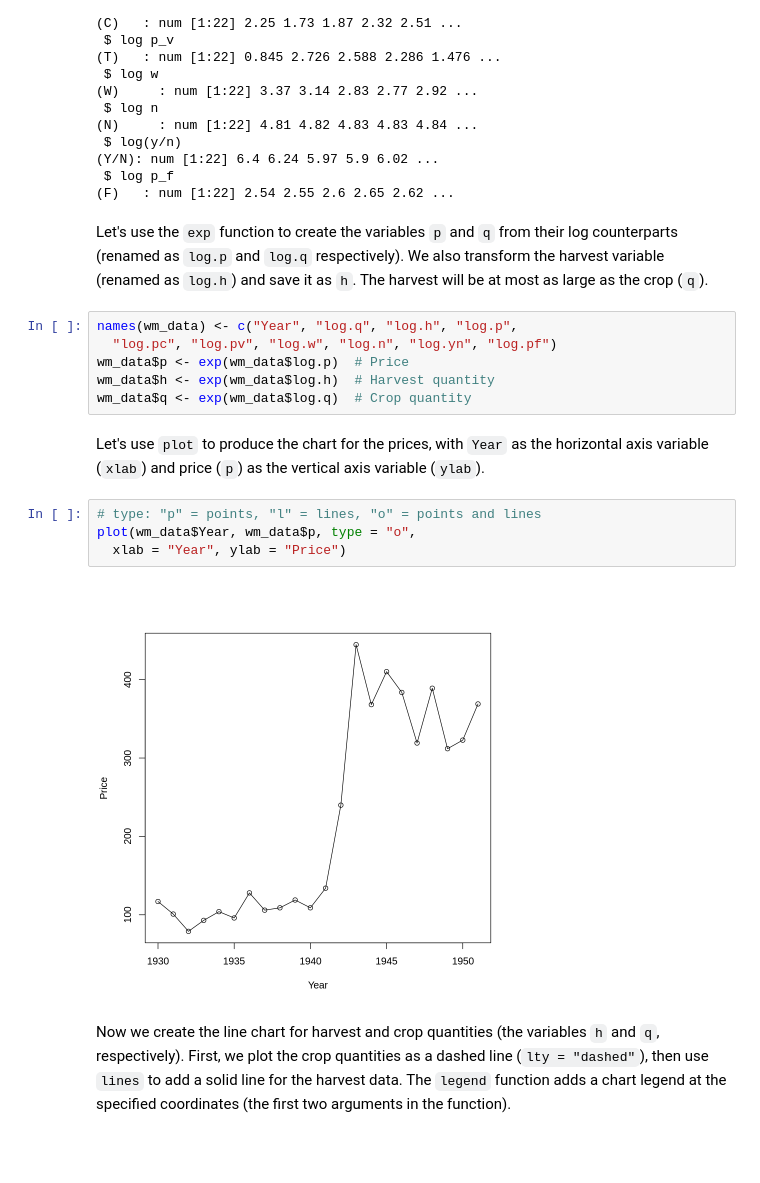
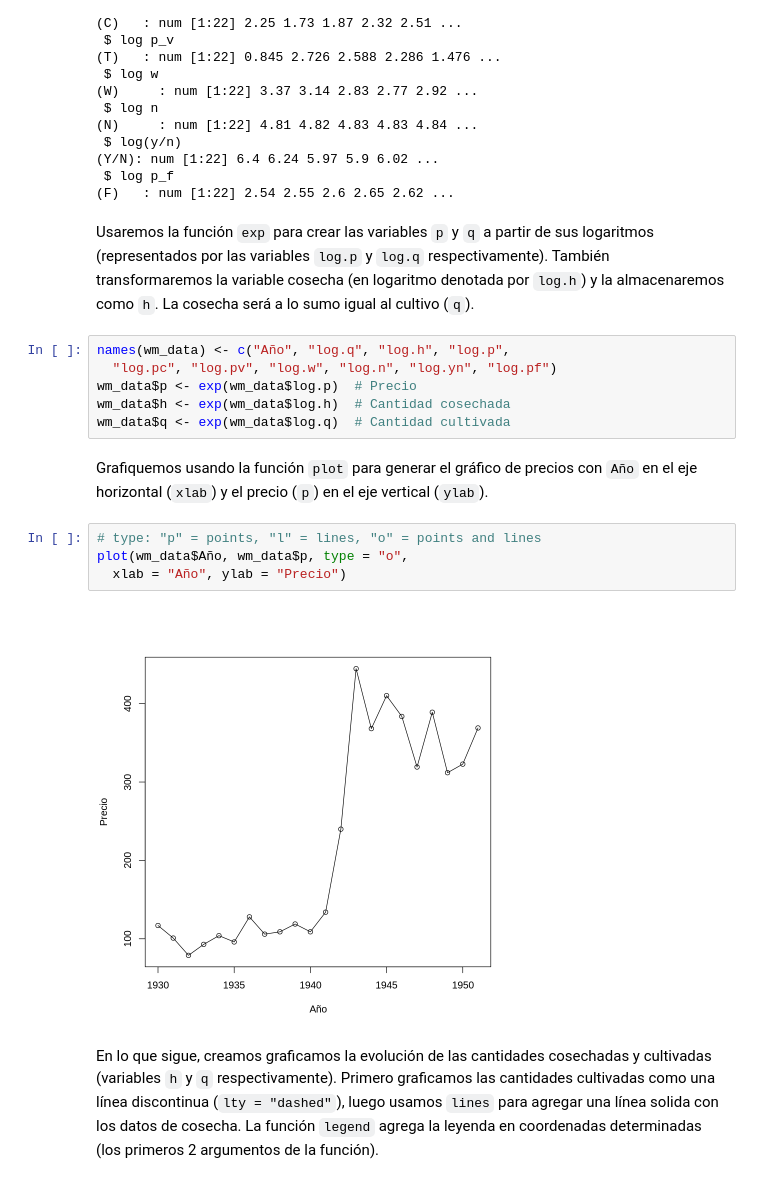
Before and after one commit to sebacea/tallerecopub, a Jupyter notebook: Taller9/Proyecto_7_Doing_Economics.ipynb, the cells around one changed output. Cells and saved outputs as stored; diff of their text form; blank space fills up the shorter version.

```diff
--- a/Taller9/Proyecto_7_Doing_Economics.ipynb
+++ b/Taller9/Proyecto_7_Doing_Economics.ipynb
@@ -65,23 +65,23 @@ tibble [22 × 10] (S3: tbl_df/tbl/data.frame)
 (Y/N): num [1:22] 6.4 6.24 5.97 5.9 6.02 ...
  $ log p_f
 (F)   : num [1:22] 2.54 2.55 2.6 2.65 2.62 ...
-# %% [markdown]
-Let's use the `exp` function to create the variables `p` and `q` from their log counterparts (renamed as `log.p` and `log.q` respectively). We also transform the harvest variable (renamed as `log.h`) and save it as `h`. The harvest will be at most as large as the crop (`q`).
+# %% [markdown]
+Usaremos la función `exp` para crear las variables `p` y `q` a partir de sus logaritmos (representados por las variables `log.p` y `log.q` respectivamente). También transformaremos la variable cosecha (en logaritmo denotada por `log.h`) y la almacenaremos como `h`. La cosecha será a lo sumo igual al cultivo (`q`).
 # %%
-names(wm_data) <- c("Year", "log.q", "log.h", "log.p",
+names(wm_data) <- c("Año", "log.q", "log.h", "log.p",
   "log.pc", "log.pv", "log.w", "log.n", "log.yn", "log.pf")
-wm_data$p <- exp(wm_data$log.p)  # Price
-wm_data$h <- exp(wm_data$log.h)  # Harvest quantity
-wm_data$q <- exp(wm_data$log.q)  # Crop quantity
+wm_data$p <- exp(wm_data$log.p)  # Precio
+wm_data$h <- exp(wm_data$log.h)  # Cantidad cosechada
+wm_data$q <- exp(wm_data$log.q)  # Cantidad cultivada
-# %% [markdown]
-Let's use `plot` to produce the chart for the prices, with `Year` as the horizontal axis variable (`xlab`) and price (`p`) as the vertical axis variable (`ylab`).
+# %% [markdown]
+Grafiquemos usando la función `plot` para generar el gráfico de precios con `Año` en el eje horizontal (`xlab`) y el precio (`p`) en el eje vertical (`ylab`).
 # %%
 # type: "p" = points, "l" = lines, "o" = points and lines
-plot(wm_data$Year, wm_data$p, type = "o",
-  xlab = "Year", ylab = "Price")
+plot(wm_data$Año, wm_data$p, type = "o",
+  xlab = "Año", ylab = "Precio")
 # %% [output]
-[figure, old version]
+[figure, new version]
-# %% [markdown]
-Now we create the line chart for harvest and crop quantities (the variables `h` and `q`, respectively). First, we plot the crop quantities as a dashed line (`lty = "dashed"`), then use `lines` to add a solid line for the harvest data. The `legend` function adds a chart legend at the specified coordinates (the first two arguments in the function).
+# %% [markdown]
+En lo que sigue, creamos graficamos la evolución de las cantidades cosechadas y cultivadas (variables `h` y `q` respectivamente). Primero graficamos las cantidades cultivadas como una línea discontinua (`lty = "dashed"`), luego usamos `lines` para agregar una línea solida con los datos de cosecha. La función `legend` agrega la leyenda en coordenadas determinadas (los primeros 2 argumentos de la función).
 # %%
 # type: "p" = points, "l" = lines, "o" = points and lines
```
Also changed, not shown: parts of 4 cells of this notebook.
